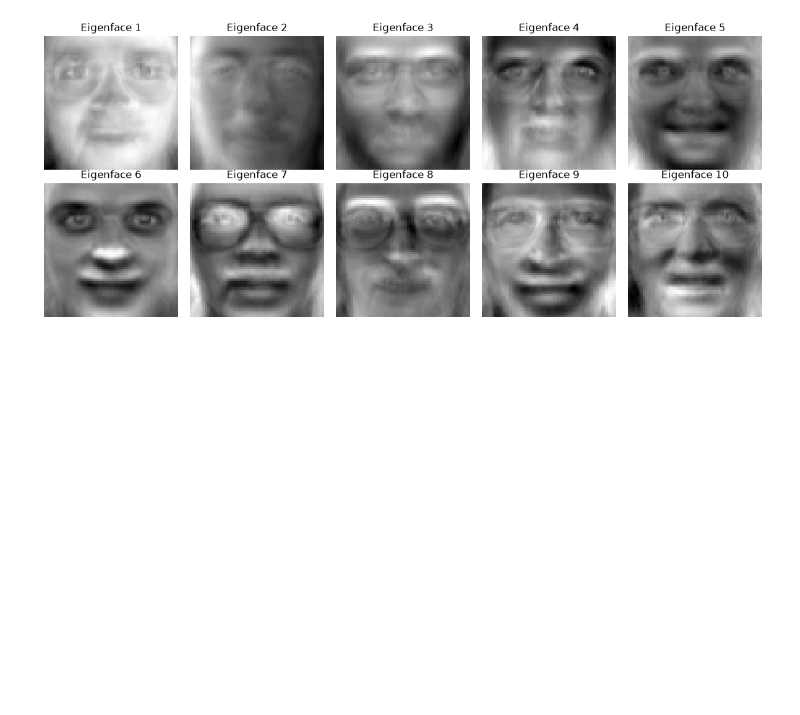
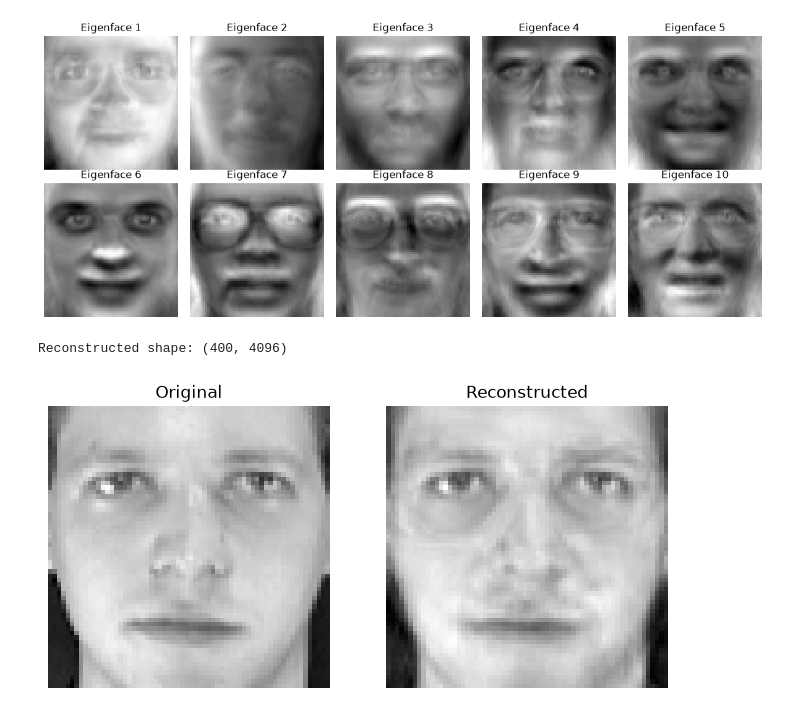
Before and after one commit to dilliram-code/mbust, a Jupyter notebook: Machine Learning by Suresh sir/Assignment_1.ipynb, the cells around one changed output. Saved outputs shown, nothing was run; the diff lists cells and outputs as text; code cells hidden in the pictures; blank space fills up the shorter version.

```diff
--- a/Machine Learning by Suresh sir/Assignment_1.ipynb
+++ b/Machine Learning by Suresh sir/Assignment_1.ipynb
@@ -1260,3 +1260,27 @@ plt.tight_layout()
 plt.show()
 # %% [output]
 [figure]
+# %%
+# reconstruct an image usig PCA
+X_reconstructed = pca_sklearn.inverse_transform(X_pca_sklearn)
+
+print("Reconstructed shape:", X_reconstructed.shape)
+# %% [output]
+Reconstructed shape: (400, 4096)
+# %%
+# display original and reconstructed image
+plt.figure(figsize=(8, 4))
+
+plt.subplot(1, 2, 1)
+plt.imshow(X[0].reshape(64, 64), cmap="gray")
+plt.title("Original")
+plt.axis("off")
+
+plt.subplot(1, 2, 2)
+plt.imshow(X_reconstructed[0].reshape(64, 64), cmap="gray")
+plt.title("Reconstructed")
+plt.axis("off")
+
+plt.show()
+# %% [output]
+[figure, added]
```
